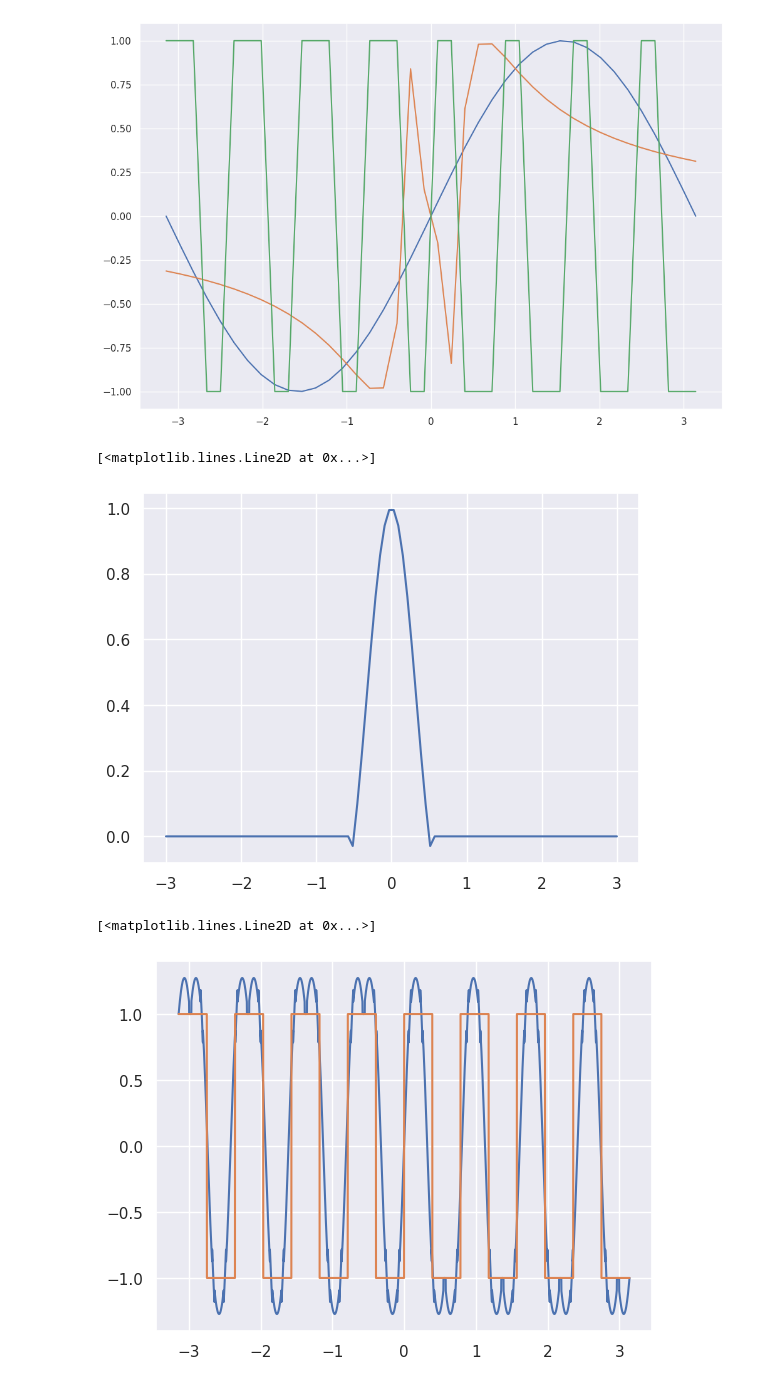
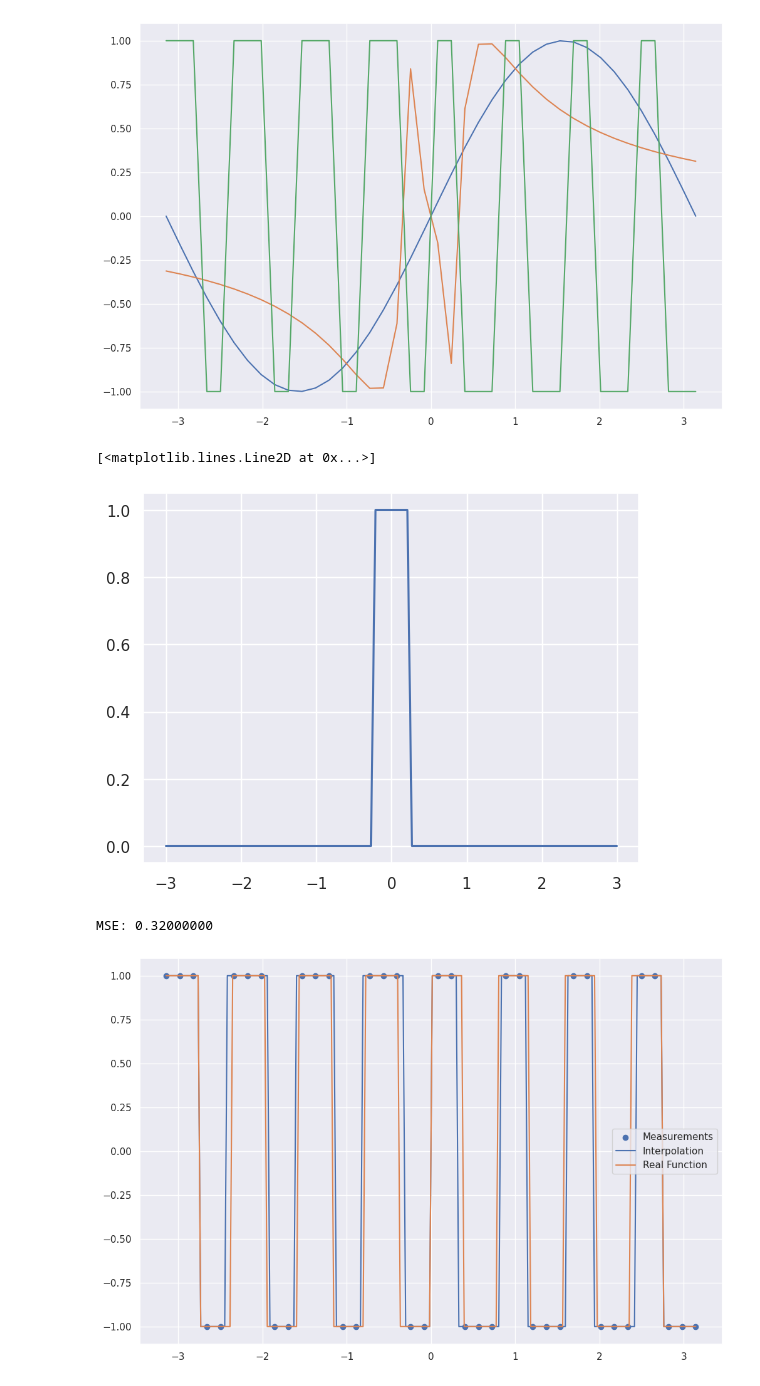
Before and after one commit to sumadvena/SiOC_2023, a Jupyter notebook: SiOC_2.ipynb, the cells around one changed output. Cells and saved outputs as stored; diff of their text form; code cells hidden in the pictures.

```diff
--- a/SiOC_2.ipynb
+++ b/SiOC_2.ipynb
@@ -52,13 +54,30 @@ def sinc_kernel(x, offset: float, width: float, alpha: float = 1.1):
     x = x - offset
     x = x / width
     return (x >= -alpha) * (x < alpha) * np.sinc(x)
+# %%
+class PlotData(NamedTuple):
+    """Simple container for plot data"""
+
+    x: Sequence[float]
+    y: Sequence[float]
+
+
+def plot_interpolation(measure: PlotData, interpolation: PlotData, real: PlotData, figsize=(12, 8)):
+    """Plot the interpolation, measurements and the real function"""
+    figure = plt.figure(figsize=figsize)  # noqa
+
+    plt.scatter(measure.x, measure.y, label="Measurements")
+    plt.plot(interpolation.x, interpolation.y, label="Interpolation")
+    plt.plot(real.x, real.y, label="Real Function")
+
+    plt.legend()
 # %%
 x_plot = np.linspace(-3, 3, 100)
 # %%
-plt.plot(x_plot, sinc_kernel(x_plot, offset=0, width=0.5))
+plt.plot(x_plot, nearest_neighbour_kernel(x_plot, offset=0, width=0.5))
 # %% [output]
 [<matplotlib.lines.Line2D at 0x...>]
-[figure, old version]
+[figure, new version]
 # %%
 def conv1d_interpolate(x_measure: np.array, y_measure: np.array, x_interpolate: np.array, kernel: callable) -> np.array:
     """
@@ -76,16 +95,17 @@ def conv1d_interpolate(x_measure: np.array, y_measure: np.array, x_interpolate:
 
     return y_measure @ kernels
 # %%
-n_predictions = 100000
+n_predictions = 200
 
 x_interp = np.linspace(-np.pi, np.pi, n_predictions)
 y = sign(x)
 
-y_interp = conv1d_interpolate(x_measure=x, y_measure=y, x_interpolate=x_interp, kernel=sinc_kernel)
+y_interp = conv1d_interpolate(x_measure=x, y_measure=y, x_interpolate=x_interp, kernel=nearest_neighbour_kernel)
 y_true = sign(x_interp)
 
-plt.plot(x_interp, y_interp)
-plt.plot(x_interp, y_true)
+
+print(f"MSE: {metrics.mean_squared_error(y_pred=y_interp, y_true=y_true):.8f}")
+plot_interpolation(measure=PlotData(x=x, y=y), interpolation=PlotData(x=x_interp, y=y_interp), real=PlotData(x=x_interp, y=y_true))
 # %% [output]
-[<matplotlib.lines.Line2D at 0x...>]
+MSE: 0.32000000
-[figure, old version]
+[figure, new version]
```
Also changed, not shown: parts of 2 cells of this notebook.
